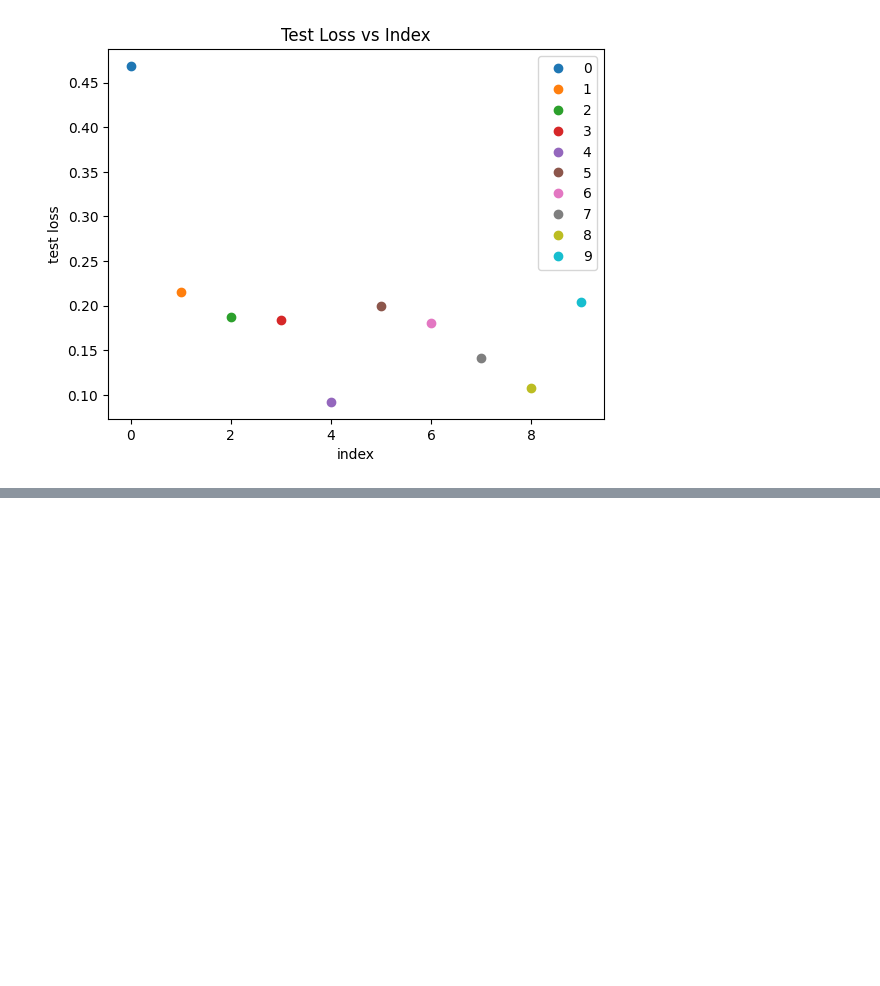
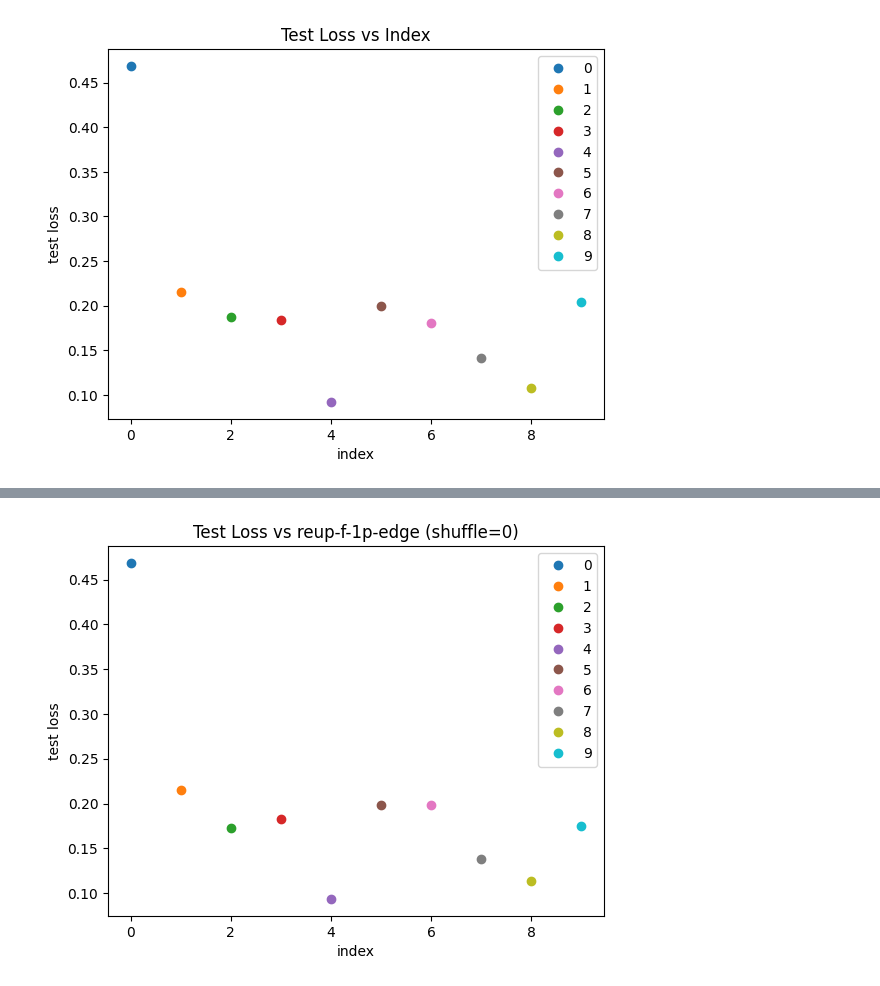
Before and after one commit to 01000111r/photon-net, a Jupyter notebook: plots.ipynb, the cells around one changed output, grey strips where cells are left out. Saved outputs shown, nothing was run; the diff lists cells and outputs as text; code cells hidden in the pictures; blank space fills up the shorter version.

```diff
--- a/plots.ipynb
+++ b/plots.ipynb
@@ -333,0 +336,31 @@ g.plt.show()
+# %%
+# ---- Cell 3: plot test loss vs. index ----
+from p_pack import globals as g
+from pathlib import Path
+
+test_loss_folder = "edge-photon-reup-vary-s0/test-1p-edge"
+file_indent = 't'
+indexes_to_plot = [0, 1, 2, 3, 4, 5, 6, 7, 8, 9]
+legend_names = ["0", "1", "2", "3", "4", "5", "6", "7", "8", "9"]
+
+fig, ax = g.plt.subplots()
+
+script_dir = g.os.getcwd()
+parent_dir = g.os.path.abspath(g.os.path.join(script_dir, '..'))
+test_folder_path = g.os.path.join(parent_dir, 'work', test_loss_folder)
+
+test_vals = []
+for idx, label in zip(indexes_to_plot, legend_names):
+    matches = list(Path(test_folder_path).glob(f't{idx}*.npz'))
+    if not matches:
+        print(f'[Warning] Test loss file for index {idx} not found.')
+        continue
+    tl = g.np.load(matches[0])['test_loss'].item()
+    test_vals.append(tl)
+    ax.plot(idx, tl, 'o', label=label)
+
+ax.set(xlabel='index', ylabel='test loss', title=f'Test Loss vs reup-f-1p-edge (shuffle={gl['shuffle_type'].item()})')
+ax.legend()
+g.plt.show()
+# %% [output]
+[figure, added]
```
Also changed, not shown: parts of 8 cells of this notebook, 28 other files.
